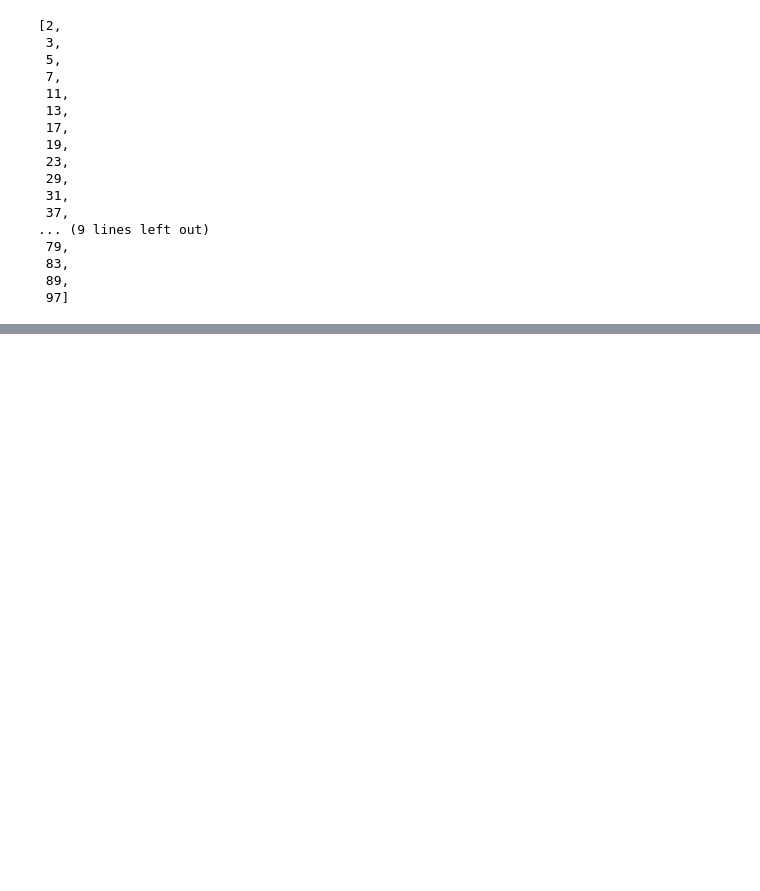
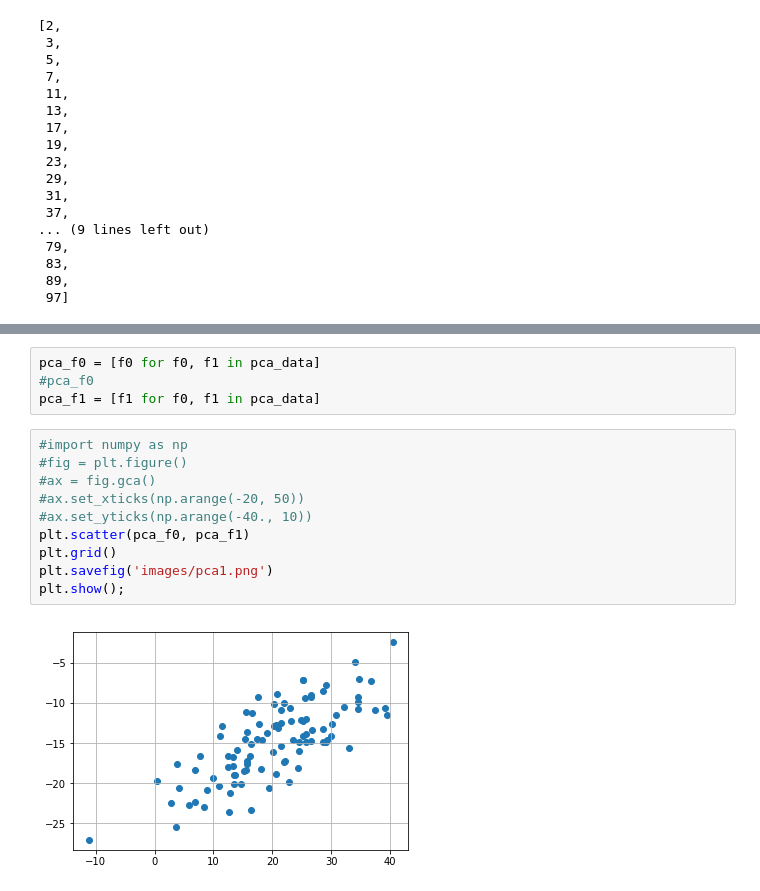
Before and after one commit to ksatola/data-science-from-scratch, a Jupyter notebook: 10_Working_with_Data.ipynb, the cells around one changed output, grey strips where cells are left out. Saved outputs shown, nothing was run; the diff lists cells and outputs as text; blank space fills up the shorter version.

```diff
--- a/10_Working_with_Data.ipynb
+++ b/10_Working_with_Data.ipynb
@@ -359,0 +462,16 @@ my_primes
+# %%
+pca_f0 = [f0 for f0, f1 in pca_data]
+#pca_f0
+pca_f1 = [f1 for f0, f1 in pca_data]
+# %%
+#import numpy as np
+#fig = plt.figure()
+#ax = fig.gca()
+#ax.set_xticks(np.arange(-20, 50))
+#ax.set_yticks(np.arange(-40., 10))
+plt.scatter(pca_f0, pca_f1)
+plt.grid()
+plt.savefig('images/pca1.png')
+plt.show();
+# %% [output]
+[figure, added]
```
Also changed, not shown: parts of 5 cells of this notebook, 2 other files.
